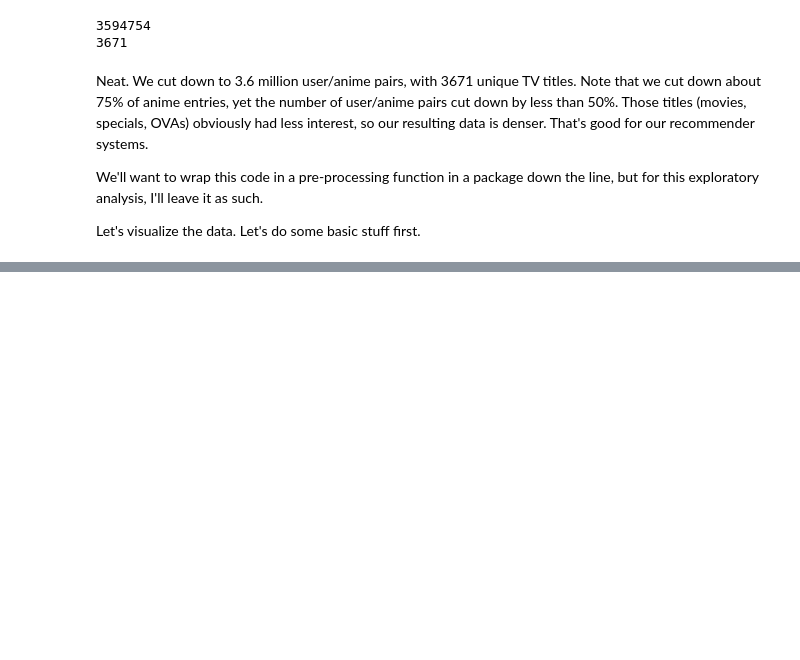
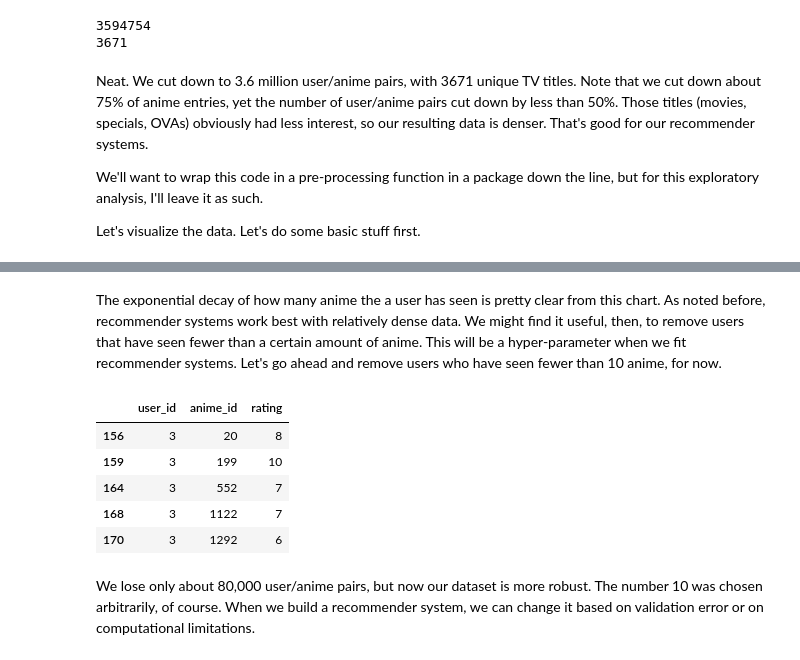
Before and after one commit to vishaalprasad/AnimeRecommendation, a Jupyter notebook: exploration.ipynb, the cells around one changed output, grey strips where cells are left out. Saved outputs shown, nothing was run; the diff lists cells and outputs as text; code cells hidden in the pictures; blank space fills up the shorter version.

```diff
--- a/exploration.ipynb
+++ b/exploration.ipynb
@@ -93,0 +143,17 @@ The data is skewed left, but not significantly so. The mean and median are very
+# %% [markdown]
+The exponential decay of how many anime the a user has seen is pretty clear from this chart. As noted before, recommender systems work best with relatively dense data. We might find it useful, then, to remove users that have seen fewer than a certain amount of anime. This will be a hyper-parameter when we fit recommender systems. Let's go ahead and remove users who have seen fewer than 10 anime, for now.
+# %%
+vc = users.user_id.value_counts()
+low_ratings = vc[vc.map(lambda x: x < 10)].index
+users.drop(users[users.user_id.map(lambda x: x in low_ratings)].index, inplace=True)
+len(users)
+users.head()
+# %% [output]
+|  | user_id | anime_id | rating |
+| 156 | 3 | 20 | 8 |
+| 159 | 3 | 199 | 10 |
+| 164 | 3 | 552 | 7 |
+| 168 | 3 | 1122 | 7 |
+| 170 | 3 | 1292 | 6 |
+# %% [markdown]
+We lose only about 80,000 user/anime pairs, but now our dataset is more robust. The number 10 was chosen arbitrarily, of course. When we build a recommender system, we can change it based on validation error or on computational limitations.
```
Also changed, not shown: parts of 9 cells of this notebook.
